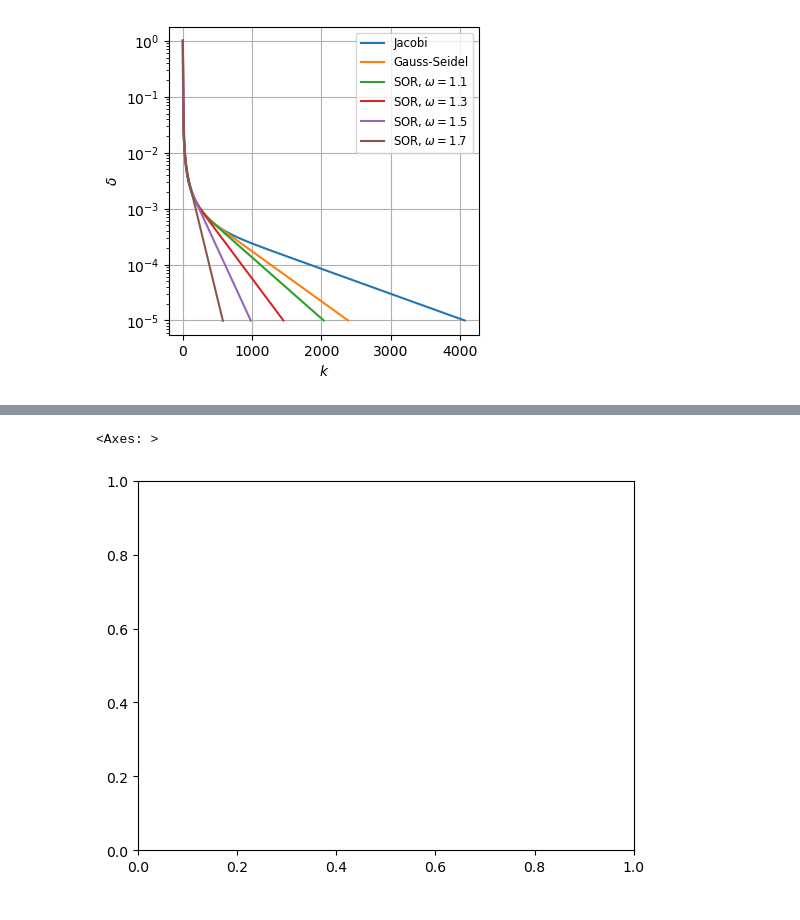
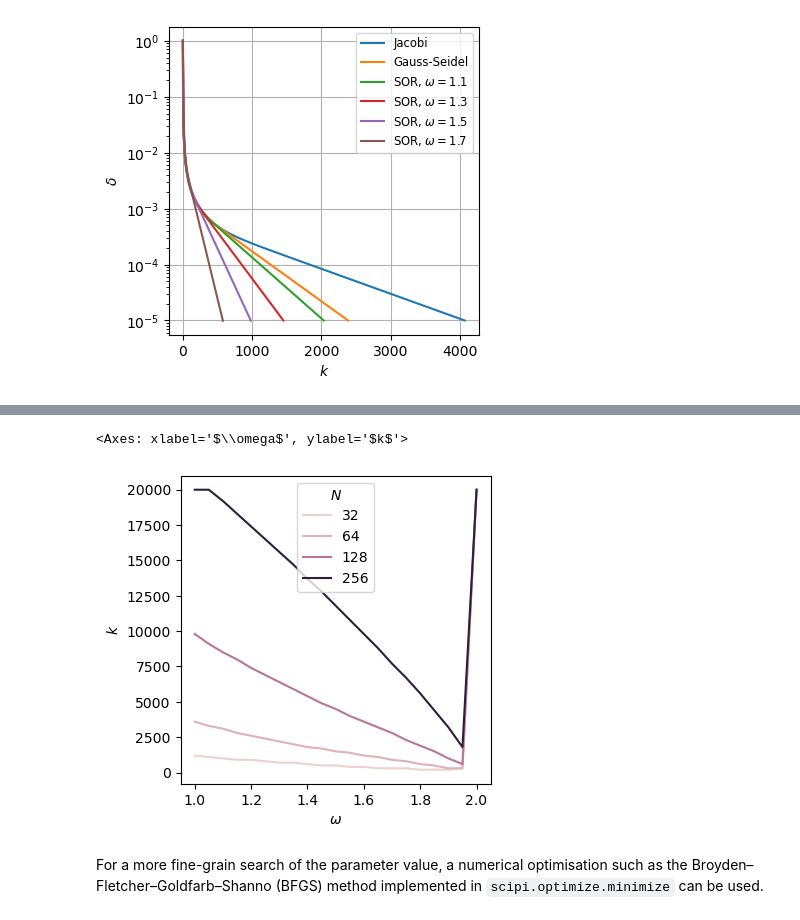
Before and after one commit to mboyan/scented-candles, a Jupyter notebook: Assignment Set 1/AssignmentSet1.ipynb, the cells around one changed output, grey strips where cells are left out. Cells and saved outputs as stored; diff of their text form; code cells hidden in the pictures.

Commit message:
Paralellization + omega plot implemented

```diff
--- a/Assignment Set 1/AssignmentSet1.ipynb
+++ b/Assignment Set 1/AssignmentSet1.ipynb
@@ -381,17 +383,15 @@ In view of the high performance of the SOR method, the question arises how the o
 # %%
 # Simulation parameters
-omega_range = np.linspace(1, 2, 11)
-N_range = 2 ** np.arange(4, 9)
+omega_range = np.linspace(1, 2, 21)
+N_range = 2 ** np.arange(5, 9)
 
 # DataFrame for storing simulation results
-df_k_termination = pd.DataFrame(columns=['omega', 'N', 'k'])
+df_k_termination = pd.DataFrame(columns=['$\omega$', '$N$', '$k$'])
 
 for omega in omega_range:
-    print(omega)
     for N in N_range:
-        print(N)
         c_init = np.zeros((N, N))
 
-        _, k_final = pde.diffusion_system_non_time_dependent(c_init, n_max_iter=int(1e4), gauss_seidel=True, omega=omega, save_interval=100)
-        df_k_termination = pd.concat([df_k_termination, pd.DataFrame([omega, N, k_final])])
+        _, k_final = pde.diffusion_system_non_time_dependent(c_init, n_max_iter=int(3e4), gauss_seidel=True, omega=omega, save_interval=100, run_GPU=True)
+        df_k_termination = pd.concat([df_k_termination, pd.DataFrame([{'$\omega$': omega, '$N$': N, '$k$':k_final}])])
 # %% [output]
@@ -431,5 +415,10 @@ df_k_termination
 # %%
-sns.lineplot(df_k_termination, x='omega', y='k', color='N')
+fig, ax = plt.subplots()
+fig.set_size_inches(4, 4)
+
+sns.lineplot(df_k_termination, x='$\omega$', y='$k$', hue='$N$', ax=ax)
 # %% [output]
-<Axes: >
+<Axes: xlabel='$\\omega$', ylabel='$k$'>
-[figure, old version]
+[figure, new version]
+# %% [markdown]
+For a more fine-grain search of the parameter value, a numerical optimisation such as the Broyden–Fletcher–Goldfarb–Shanno (BFGS) method implemented in `scipi.optimize.minimize` can be used.
```
Also changed, not shown: parts of 5 cells of this notebook, 1 other file.
